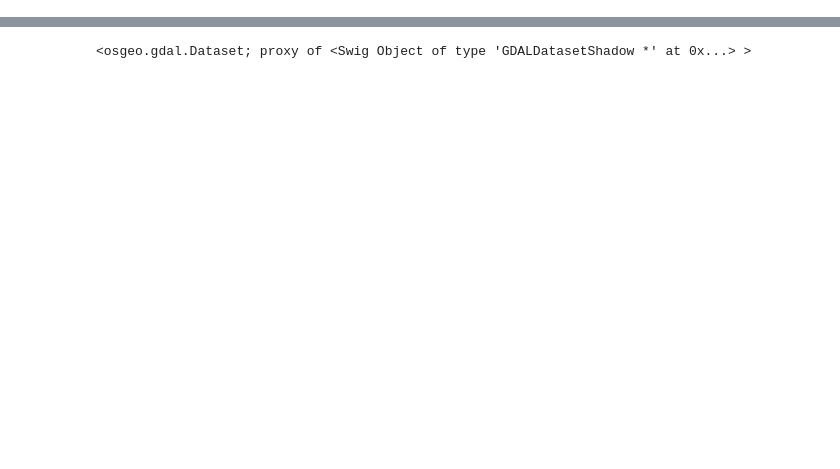
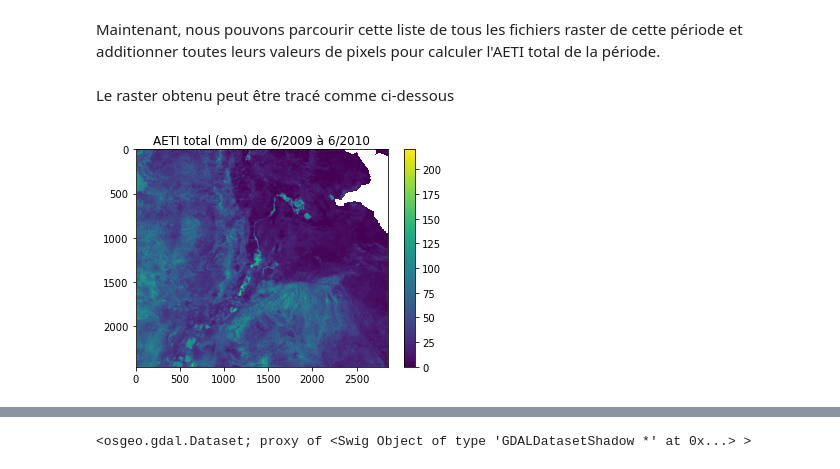
Before and after one commit to wateraccounting/WAPOROCW, a Jupyter notebook: notebooks_FR/Module1_unit4/2_Preprocess_WaPOR_data.ipynb, the cells around one changed output, grey strips where cells are left out. Saved outputs shown, nothing was run; the diff lists cells and outputs as text; code cells hidden in the pictures; blank space fills up the shorter version.

```diff
--- a/notebooks_FR/Module1_unit4/2_Preprocess_WaPOR_data.ipynb
+++ b/notebooks_FR/Module1_unit4/2_Preprocess_WaPOR_data.ipynb
@@ -628,0 +311,20 @@ Par exemple, ici la carte raster de AETI est la cible. Nous voulons faire corres
+# %% [markdown]
+Maintenant, nous pouvons parcourir cette liste de tous les fichiers raster de cette période et additionner toutes leurs valeurs de pixels pour calculer l'AETI total de la période.
+# %%
+driver, NDV, xsize, ysize, GeoT, Projection=GetGeoInfo(period_fhs[0])
+SumArray=np.zeros((ysize,xsize)) #créer un tableau nul et de même taille avec des rasters en entrée
+for fh in period_fhs: #itérer sur tous les fichiers raster de la période
+    Array=OpenAsArray(fh,nan_values=True)
+    SumArray+=Array
+out_fh=os.path.join(f'.\data\L1_AETI_{start}_{end}.tif')
+CreateGeoTiff(out_fh, SumArray, driver, NDV, xsize, ysize, GeoT, Projection)
+# %% [markdown]
+Le raster obtenu peut être tracé comme ci-dessous
+# %%
+Array=OpenAsArray(out_fh,nan_values=True)
+plt.imshow(Array)
+plt.colorbar()
+plt.title('AETI total (mm) de 6/2009 à 6/2010')
+plt.show()
+# %% [output]
+[figure, added]
```
Also changed, not shown: parts of 121 cells of this notebook, 3 other files.
